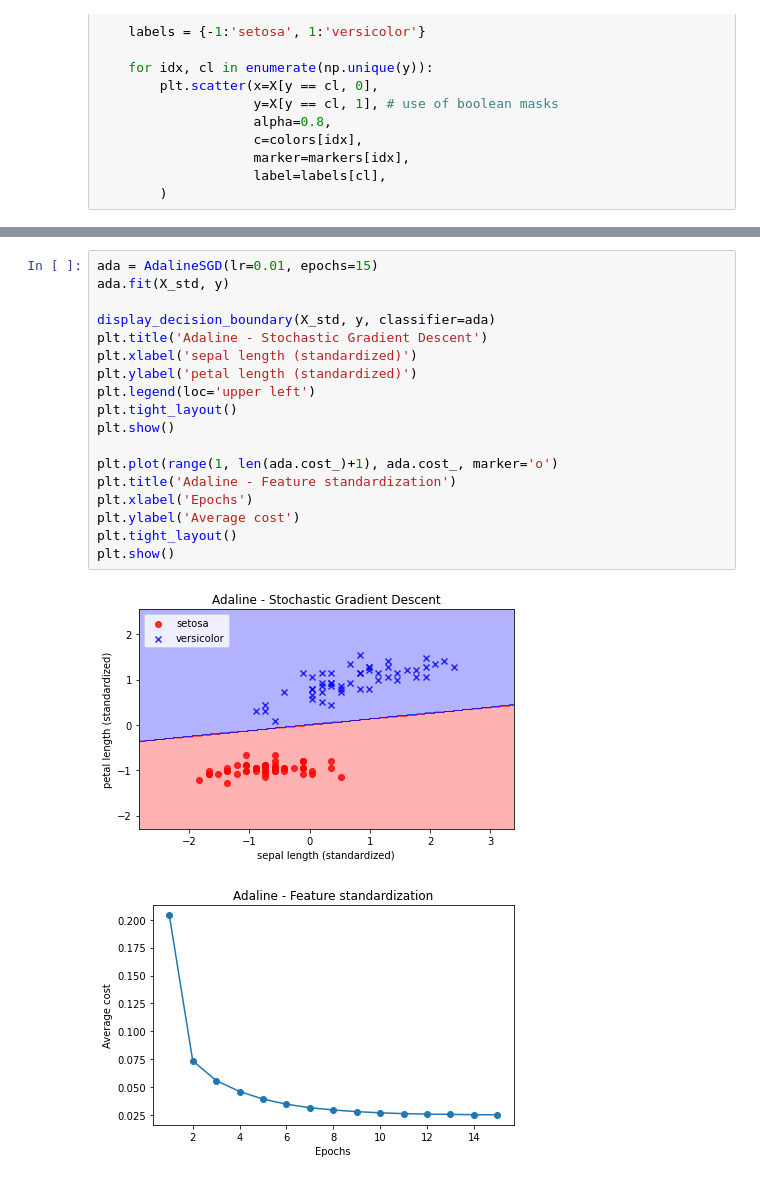
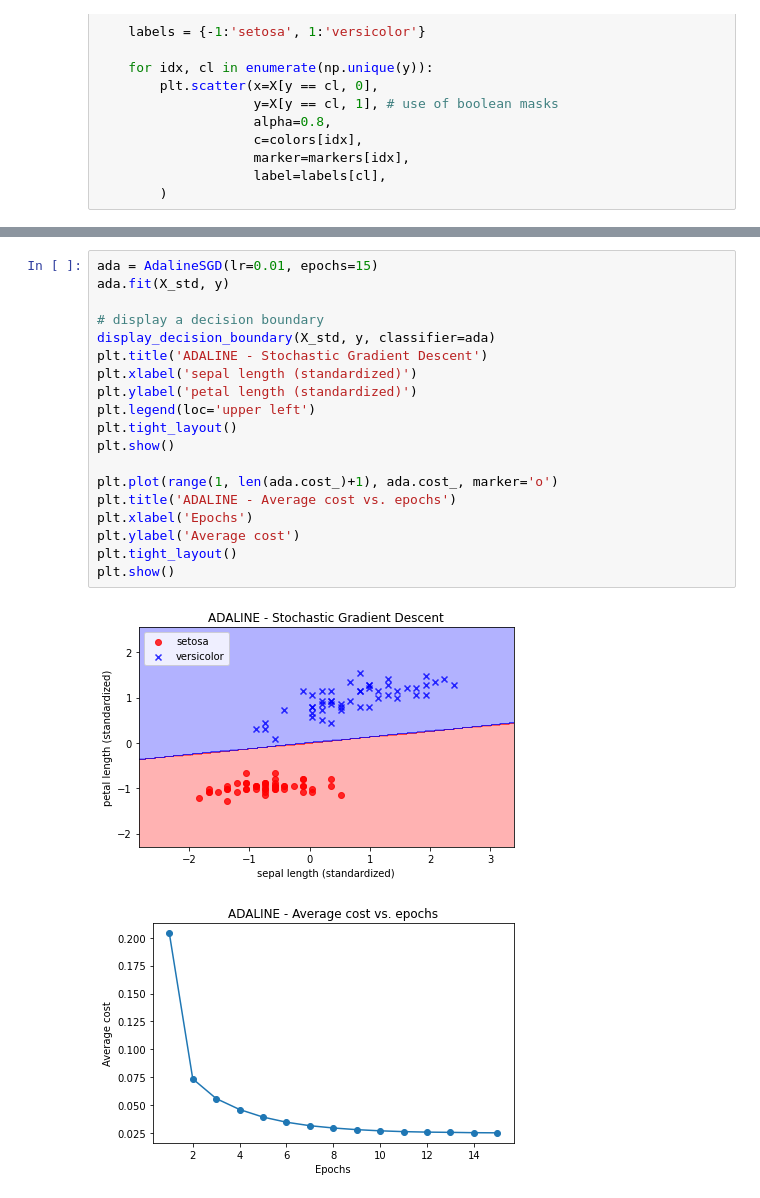
Before and after one commit to jhhan0/machine-learning, a Jupyter notebook: python_machine_learning_textbook/chap2/chap2_adaline.ipynb, the cells around one changed output, grey strips where cells are left out. Drawn from its saved outputs; the diff is of its cells as text.

```diff
--- a/python_machine_learning_textbook/chap2/chap2_adaline.ipynb
+++ b/python_machine_learning_textbook/chap2/chap2_adaline.ipynb
@@ -232,21 +233,22 @@ class AdalineSGD(object):
 # %%
 ada = AdalineSGD(lr=0.01, epochs=15)
 ada.fit(X_std, y)
 
+# display a decision boundary
 display_decision_boundary(X_std, y, classifier=ada)
-plt.title('Adaline - Stochastic Gradient Descent')
+plt.title('ADALINE - Stochastic Gradient Descent')
 plt.xlabel('sepal length (standardized)')
 plt.ylabel('petal length (standardized)')
 plt.legend(loc='upper left')
 plt.tight_layout()
 plt.show()
 
 plt.plot(range(1, len(ada.cost_)+1), ada.cost_, marker='o')
-plt.title('Adaline - Feature standardization')
+plt.title('ADALINE - Average cost vs. epochs')
 plt.xlabel('Epochs')
 plt.ylabel('Average cost')
 plt.tight_layout()
 plt.show()
 # %% [output]
-[figure, old version]
+[figure, new version]
-[figure, old version]
+[figure, new version]
```
Also changed, not shown: parts of 11 cells of this notebook, 1 other file.
